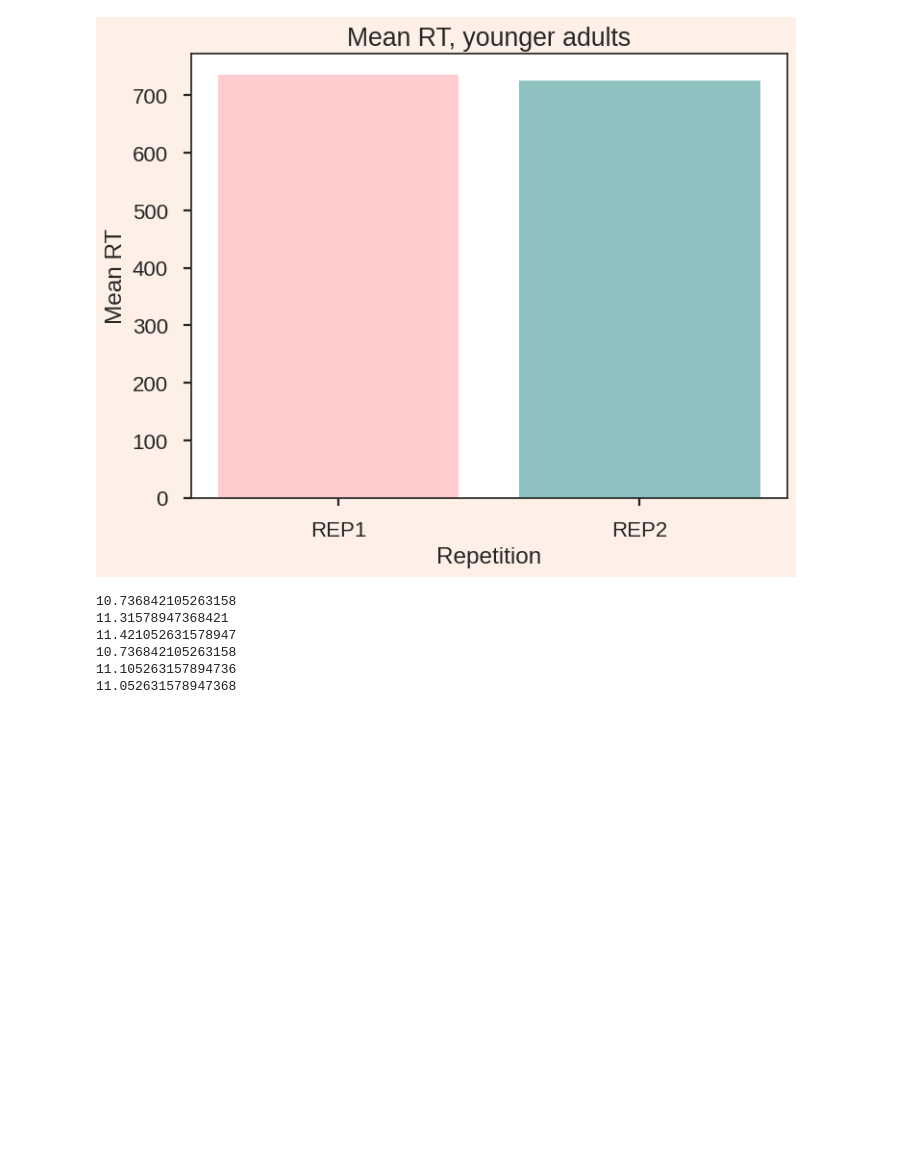
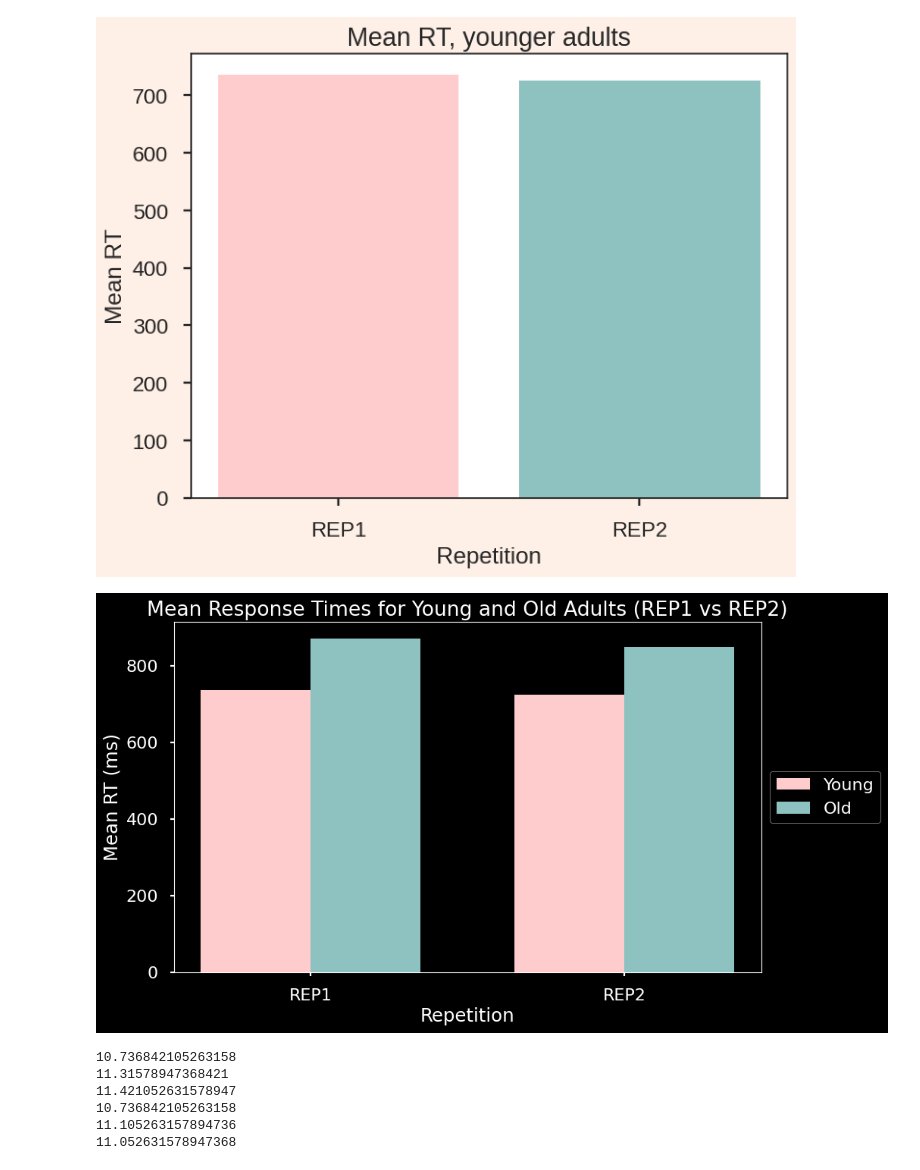
Before and after one commit to McSonk/brain-imaging, a Jupyter notebook: code/python/behaviour_global.ipynb, the cells around one changed output. Cells and saved outputs as stored; diff of their text form; code cells hidden in the pictures; blank space fills up the shorter version.

```diff
--- a/code/python/behaviour_global.ipynb
+++ b/code/python/behaviour_global.ipynb
@@ -852,6 +884,40 @@ plt.show()
 Mean accuracy for REP1: 736.44
 Mean accuracy for REP2: 725.17
 [figure]
+# %%
+# Calculate the mean global RT for young and old adults for rep1 and rep2
+mean_global_rt_y_reps1 = y_reps1['global_mean_rt'].mean()
+mean_global_rt_y_reps2 = y_reps2['global_mean_rt'].mean()
+mean_global_rt_o_reps1 = o_reps1['global_mean_rt'].mean()
+mean_global_rt_o_reps2 = o_reps2['global_mean_rt'].mean()
+
+# Plot the mean global RTs
+fig, ax = plt.subplots(figsize=(10, 6))
+
+# Define the positions for the bars
+bar_width = 0.35
+r1 = np.arange(2)
+r2 = [x + bar_width for x in r1]
+
+# Plot the mean global RTs for young adults
+ax.bar(r1, [mean_global_rt_y_reps1, mean_global_rt_y_reps2], width=bar_width, label='Young', color='#ffccce')
+
+# Plot the mean global RTs for old adults
+ax.bar(r2, [mean_global_rt_o_reps1, mean_global_rt_o_reps2], width=bar_width, label='Old', color='#8dc2c0')
+
+# Add labels and title
+ax.set_xlabel('Repetition')
+ax.set_ylabel('Mean RT (ms)')
+ax.set_title('Mean Response Times for Young and Old Adults (REP1 vs REP2)')
+ax.set_xticks([r + bar_width / 2 for r in range(2)])
+ax.set_xticklabels(['REP1', 'REP2'])
+ax.legend()
+ax.legend(loc='center left', bbox_to_anchor=(1, 0.5))
+
+# Show the plot
+plt.show()
+# %% [output]
+[figure, added]
 # %%
 import numpy as np
 
```
Also changed, not shown: parts of 3 cells of this notebook.
